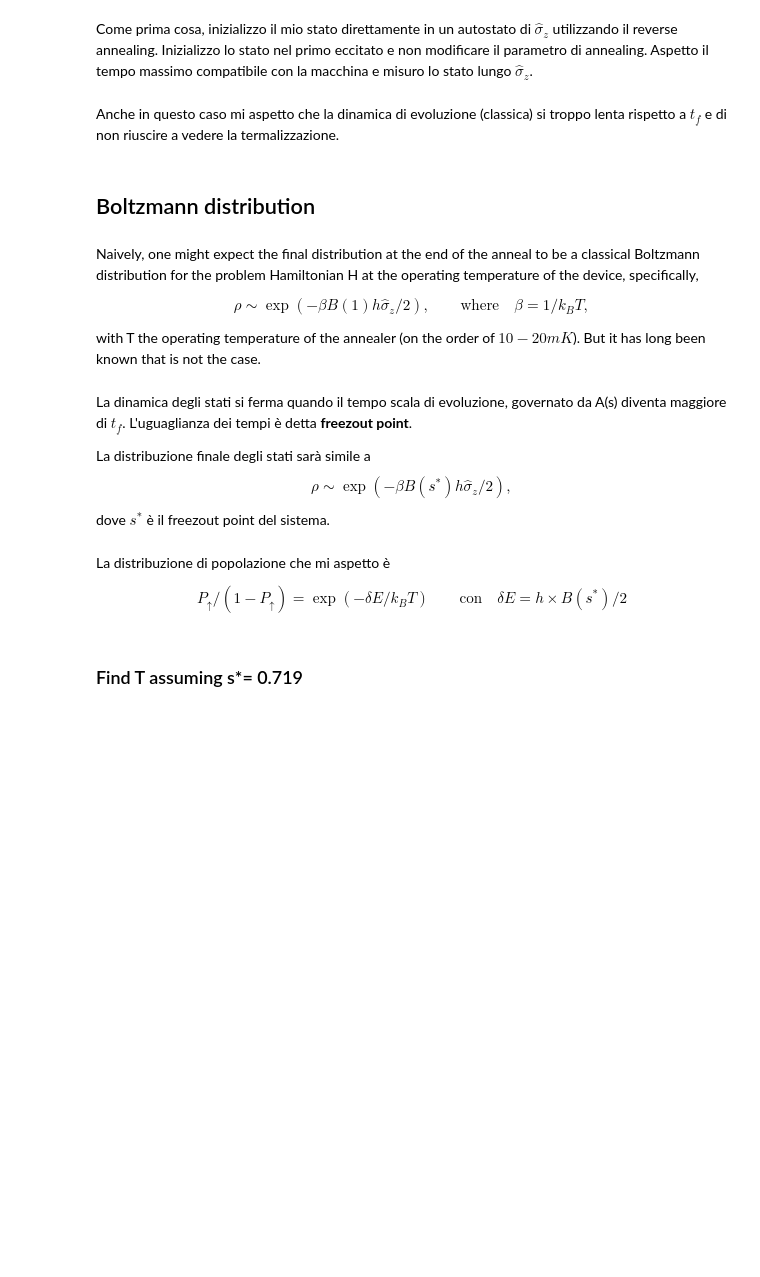
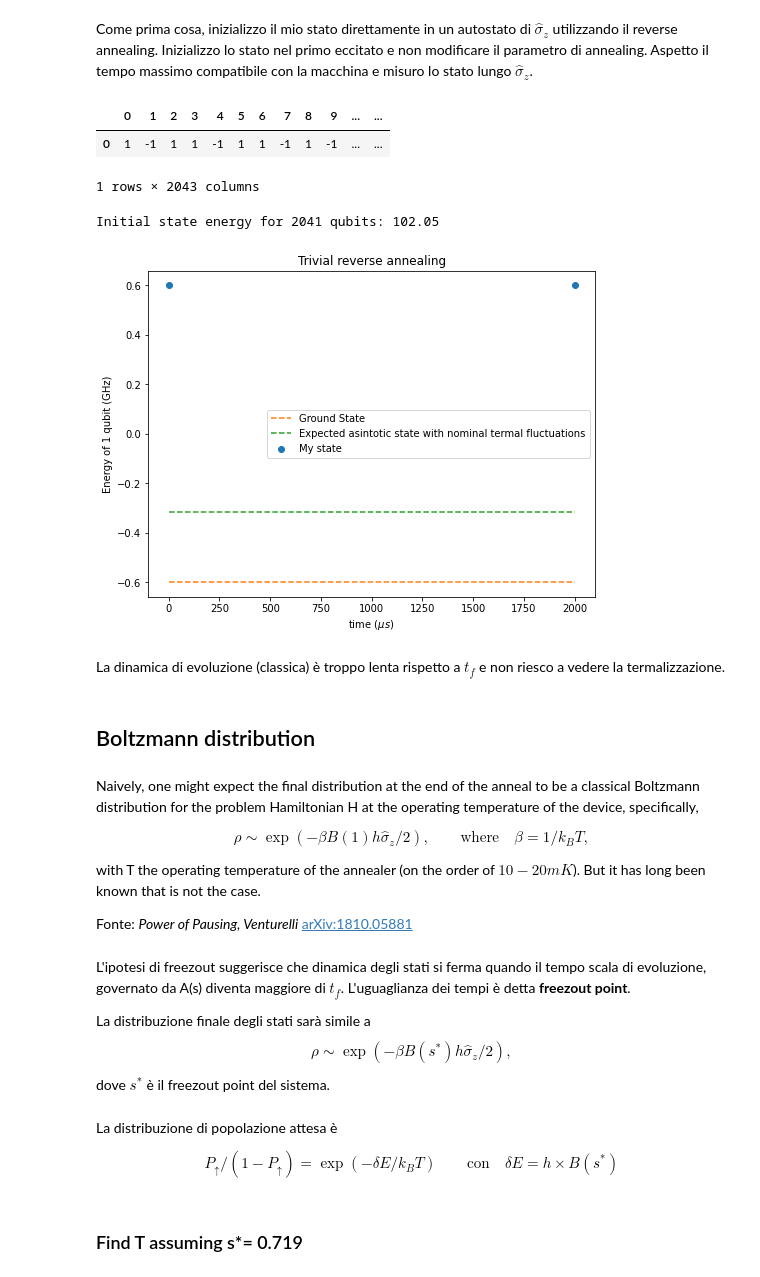
Before and after one commit to federicovisintini/Dwave2000q, a Jupyter notebook: 0_single_qubit_temperature.ipynb, the cells around one changed output. Drawn from its saved outputs; the diff is of its cells as text; code cells hidden in the pictures; blank space fills up the shorter version.

```diff
--- a/0_single_qubit_temperature.ipynb
+++ b/0_single_qubit_temperature.ipynb
@@ -126,15 +126,40 @@ sampler.validate_anneal_schedule(trivial_reverse_schedule)
 # pickle.dump((linear_offsets, sampleset), open("trivial_reverse_annealing.pickle", "wb"))
 # %%
 linear_offsets, sampleset = pickle.load(open("trivial_reverse_annealing.pickle", "rb"))
-print(sampleset)
+sampleset.aggregate().to_pandas_dataframe()
+# %% [output]
+|  | 0 | 1 | 2 | 3 | 4 | 5 | 6 | 7 | 8 | 9 | ... | ... |
+| 0 | 1 | -1 | 1 | 1 | -1 | 1 | 1 | -1 | 1 | -1 | ... | ... |
+1 rows × 2043 columns
+# %%
+# richiamo alcuni parametri della simulazione
+num_qubits_per_run = len(sampleset.record["sample"][0])
+final_B = df['B(s) (GHz)'].to_numpy()[-1]
+anneling_times = np.array(trivial_reverse_schedule).T[0]
+
+# definisco l'energia iniziale a cui ho inizializzato lo stato e l'energia finale dopo l'evol temporale (GHz)
+initial_energy = final_B * h1
+final_energy = final_B * np.sum(sampleset.record['energy'] * sampleset.record['num_occurrences']) / np.sum(sampleset.record['num_occurrences']) / num_qubits_per_run
+
+print(f'Initial state energy for {num_qubits_per_run} qubits: {h1 * num_qubits_per_run:.2f}')
+# %% [output]
+Initial state energy for 2041 qubits: 102.05
 # %%
-# unique_results = [len(np.unique(sampleset.record[i].sample)) for i in range(len(sampleset))]
-# print(f'Nelle mie {len(sampleset)} run, ho ottenuto {unique_results} valori unici\n')
+# plotto l'evoluzione dello stato
+plt.figure(figsize=(8, 6))
+plt.scatter(anneling_times, np.array([initial_energy, final_energy]), label='My state')
+plt.plot(anneling_times, np.array([-initial_energy, -initial_energy]), linestyle='--', color='C1', label='Ground State')
+plt.plot(anneling_times, np.array([-initial_energy + nominal_temp_ghz, -initial_energy + nominal_temp_ghz]), linestyle='--', color='C2', label='Expected asintotic state with nominal termal fluctuations')
 
-# print_risultati(sampleset, linear_offsets, h1)
-# sampleset.to_pandas_dataframe()
+plt.title('Trivial reverse annealing')
+plt.xlabel('time ($\mu s$)')
+plt.ylabel(f'Energy of 1 qubit (GHz)')
+plt.legend()
+plt.show()
+# %% [output]
+[figure, added]
 # %% [markdown]
-Anche in questo caso mi aspetto che la dinamica di evoluzione (classica) si troppo lenta rispetto a $t_f$ e di non riuscire a vedere la termalizzazione.
+La dinamica di evoluzione (classica) è troppo lenta rispetto a $t_f$ e non riesco a vedere la termalizzazione.
 # %% [markdown]
 ## Boltzmann distribution
 # %% [markdown]
@@ -144,14 +169,16 @@ for the problem Hamiltonian H at the operating temperature of the device, specif
 $$\rho \sim \exp (- \beta B(1) h \hat{\sigma}_z / 2), \qquad \text{where} \quad \beta = 1/k_B T,$$
 
 with T the operating temperature of the annealer (on the order of $10-20mK$). But it has long been known that is not the case.
+
+Fonte: *Power of Pausing, Venturelli*  [arXiv:1810.05881](https://arxiv.org/abs/1810.05881)
 # %% [markdown]
-La dinamica degli stati si ferma quando il tempo scala di evoluzione, governato da A(s) diventa maggiore di $t_f$. L'uguaglianza dei tempi è detta **freezout point**.
+L'ipotesi di freezout suggerisce che dinamica degli stati si ferma quando il tempo scala di evoluzione, governato da A(s) diventa maggiore di $t_f$. L'uguaglianza dei tempi è detta **freezout point**.
 
 La distribuzione finale degli stati sarà simile a $$\rho \sim \exp (- \beta B(s^*) h \hat{\sigma}_z / 2), $$ dove $s^*$ è il freezout point del sistema.
 # %% [markdown]
-La distribuzione di popolazione che mi aspetto è
+La distribuzione di popolazione attesa è
 
-$$P_↑/(1-P_↑)=\exp(-\delta E / k_B T) \qquad \text{con} \quad \delta E = h \times B(s^*)/2 $$
+$$P_↑/(1-P_↑)=\exp(-\delta E / k_B T) \qquad \text{con} \quad \delta E = h \times B(s^*) $$
 # %% [markdown]
 ### Find T assuming s*= 0.719
 # %% [markdown]
```
Also changed, not shown: parts of 22 cells of this notebook.
